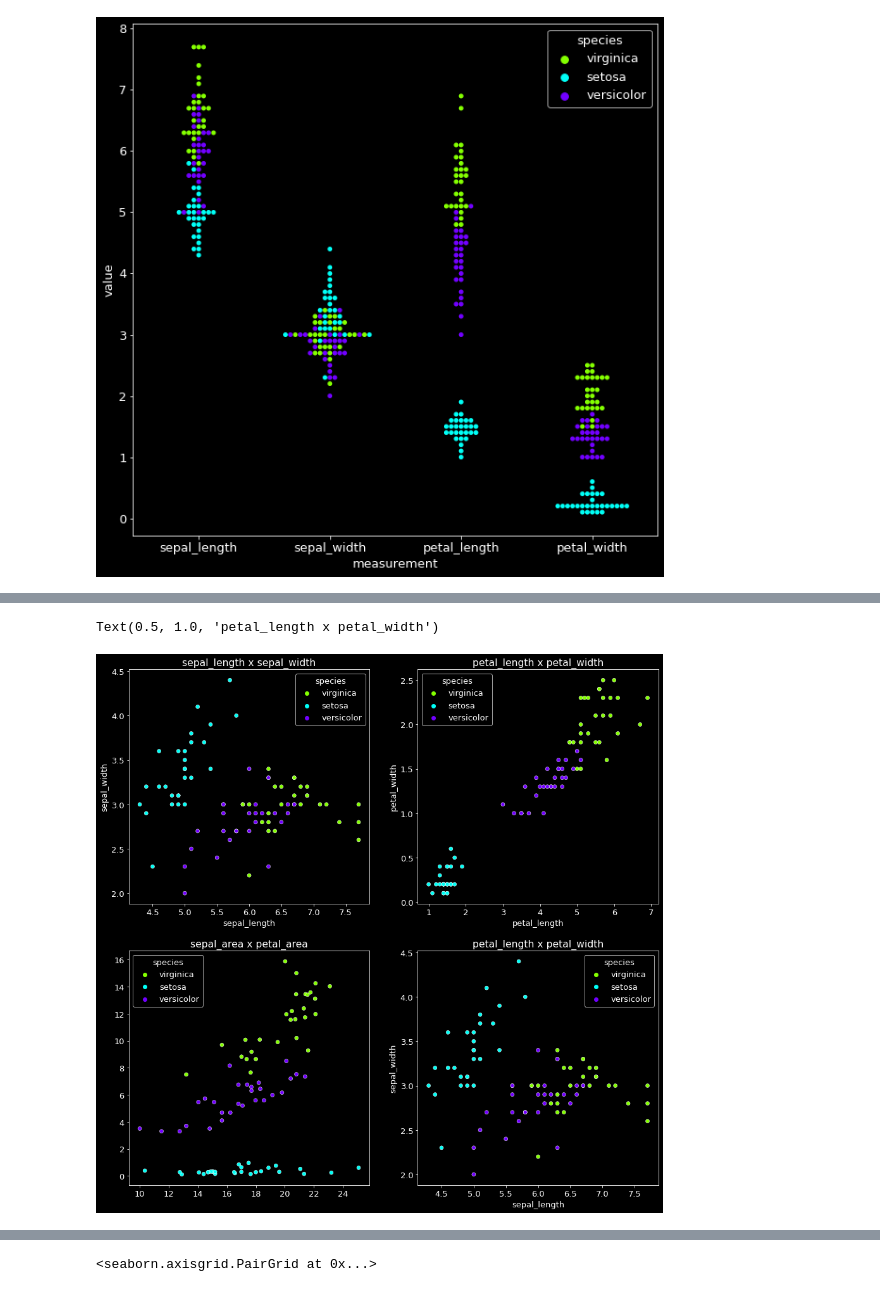
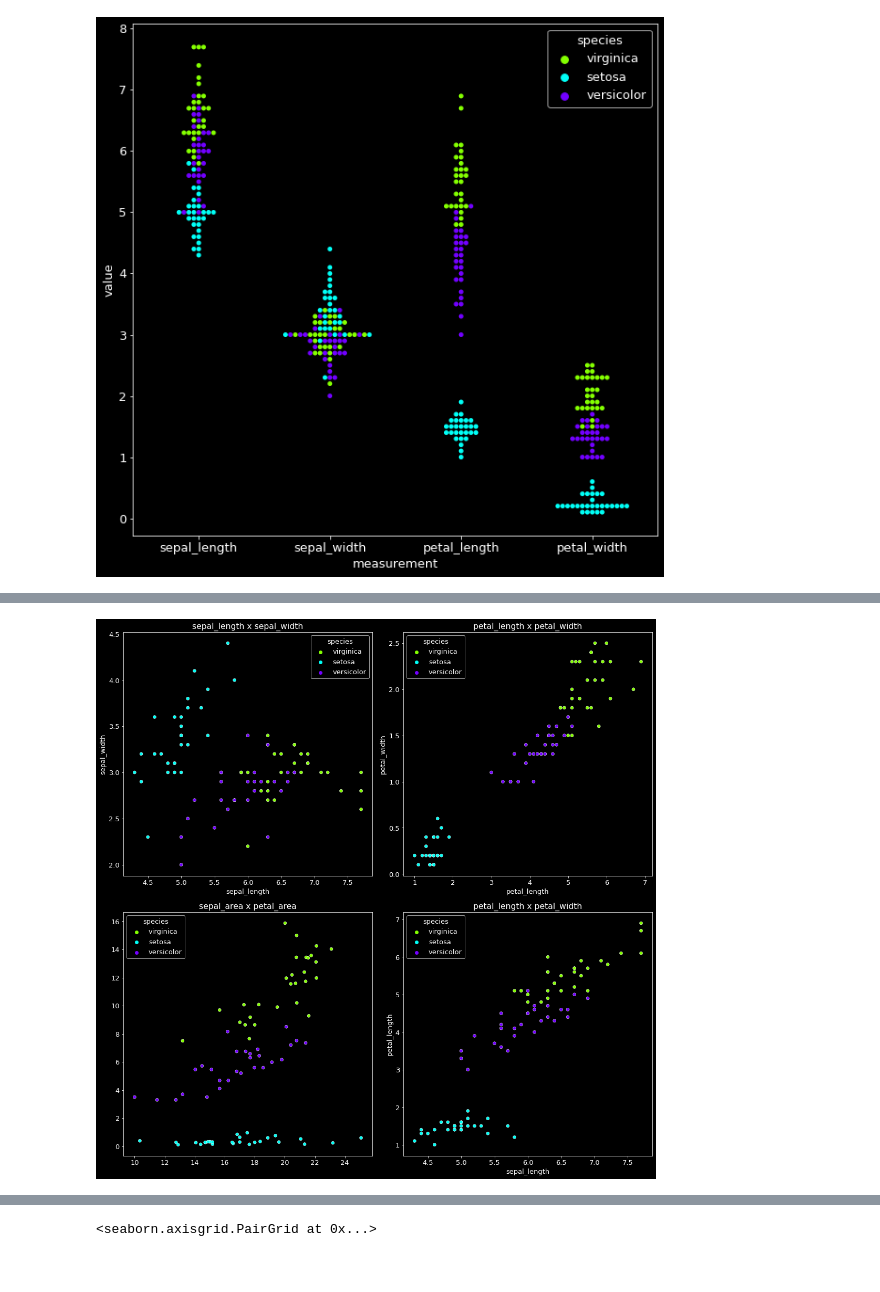
Before and after one commit to Ken-Alviola/classification-exercises, a Jupyter notebook: classification_exercises.ipynb, the cells around one changed output, grey strips where cells are left out. Drawn from its saved outputs; the diff is of its cells as text; code cells hidden in the pictures.

```diff
--- a/classification_exercises.ipynb
+++ b/classification_exercises.ipynb
@@ -552,29 +548,29 @@ sns.dogplot()
 # %%
 #3. Create 4 subplots (2 rows x 2 columns) of scatterplots.
 plt.figure(figsize=(15,15))
 # - sepal_length x sepal_width
 plt.subplot(2,2,1)
 sns.scatterplot(data=train,x='sepal_length', y= 'sepal_width', hue='species',palette='hsv')
 plt.title('sepal_length x sepal_width')
 
 # - petal_length x petal_width
 plt.subplot(2,2,2)
 sns.scatterplot(data=train,x='petal_length', y= 'petal_width', hue='species',palette='hsv')
 plt.title('petal_length x petal_width')
 
 # - sepal_area x petal_area
 plt.subplot(2,2,3)
 sns.scatterplot(data=train,x= train.sepal_length * train.sepal_width, y=train.petal_length * train.petal_width,hue='species',palette='hsv')
 plt.title('sepal_area x petal_area')
 
 # - sepal_length x petal_length
 plt.subplot(2,2,4)
-sns.scatterplot(data=train, x= 'sepal_length', y='sepal_width',hue='species',palette='hsv')
+sns.scatterplot(data=train, x= 'sepal_length', y='petal_length',hue='species',palette='hsv')
 plt.title('petal_length x petal_width')
 # - What are your takeaways?
 # petal length and petal width has a strong positive correlation
+plt.tight_layout()
 # %% [output]
-Text(0.5, 1.0, 'petal_length x petal_width')
-[figure, old version]
+[figure, new version]
 # %%
 #4. Create a heatmap of each variable layering correlation coefficient on top.
```
Also changed, not shown: parts of 6 cells of this notebook, 1 other file.
